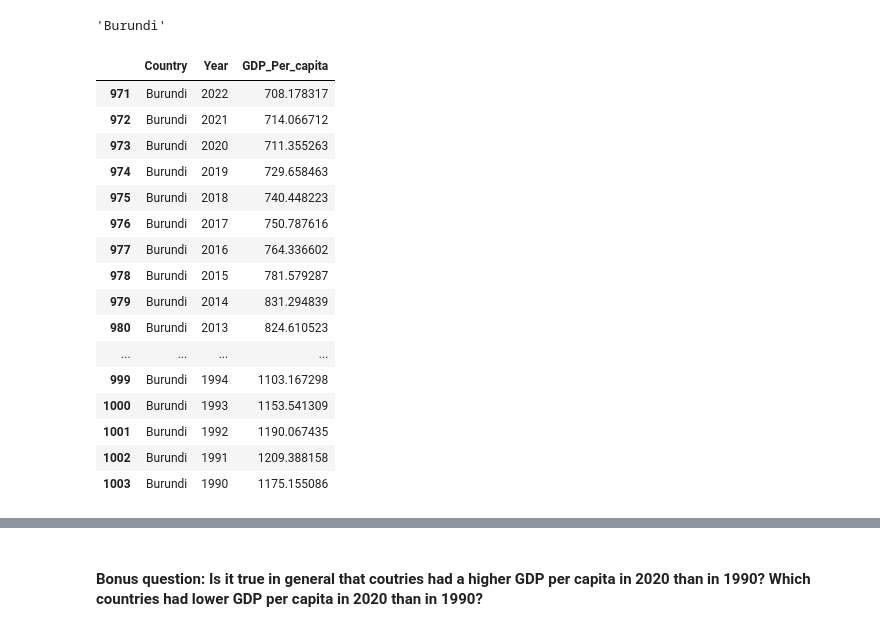
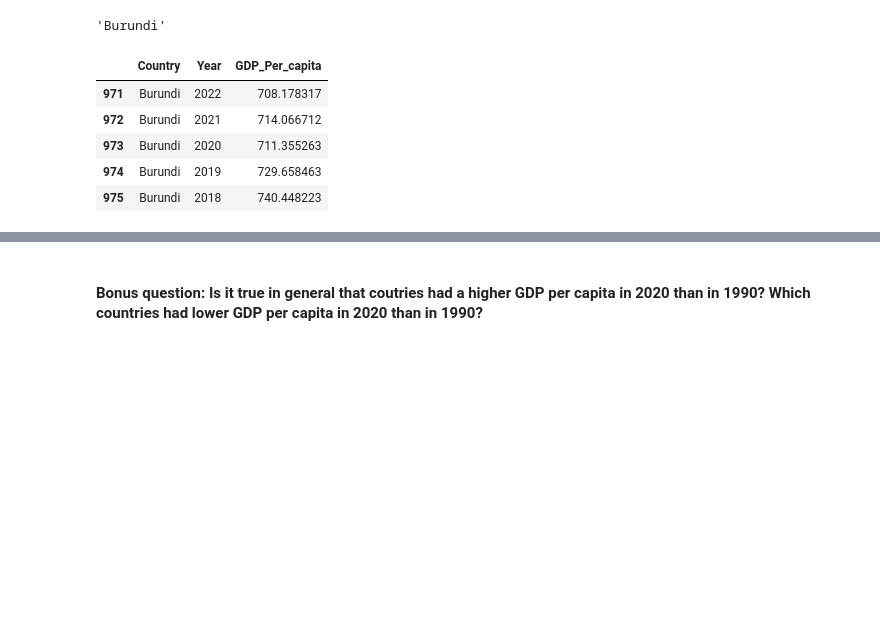
Before and after one commit to NSS-Full-Time-Data-Analytics-14/gdp-and-internet-usage-OBULI20, a Jupyter notebook: notebook/un_project.ipynb, the cells around one changed output, grey strips where cells are left out. Cells and saved outputs as stored; diff of their text form; code cells hidden in the pictures; blank space fills up the shorter version.

```diff
--- a/notebook/un_project.ipynb
+++ b/notebook/un_project.ipynb
@@ -401,25 +400,14 @@ gdp_low_country
 'Burundi'
 # %%
 low_gdp= gdp_df.loc[gdp_df['Country']== gdp_low_country]
-low_gdp
+low_gdp.head()
 # %% [output]
 |  | Country | Year | GDP_Per_capita |
 | 971 | Burundi | 2022 | 708.178317 |
 | 972 | Burundi | 2021 | 714.066712 |
 | 973 | Burundi | 2020 | 711.355263 |
 | 974 | Burundi | 2019 | 729.658463 |
 | 975 | Burundi | 2018 | 740.448223 |
-| 976 | Burundi | 2017 | 750.787616 |
-| 977 | Burundi | 2016 | 764.336602 |
-| 978 | Burundi | 2015 | 781.579287 |
-| 979 | Burundi | 2014 | 831.294839 |
-| 980 | Burundi | 2013 | 824.610523 |
-| ... | ... | ... | ... |
-| 999 | Burundi | 1994 | 1103.167298 |
-| 1000 | Burundi | 1993 | 1153.541309 |
-| 1001 | Burundi | 1992 | 1190.067435 |
-| 1002 | Burundi | 1991 | 1209.388158 |
-| 1003 | Burundi | 1990 | 1175.155086 |
 # %%
 sns.regplot(x='Year',y='GDP_Per_capita',data=low_gdp, color='green')
 plt.title("Low GDP_Per_capita country -- "+gdp_low_country)
```
Also changed, not shown: parts of 13 cells of this notebook.
